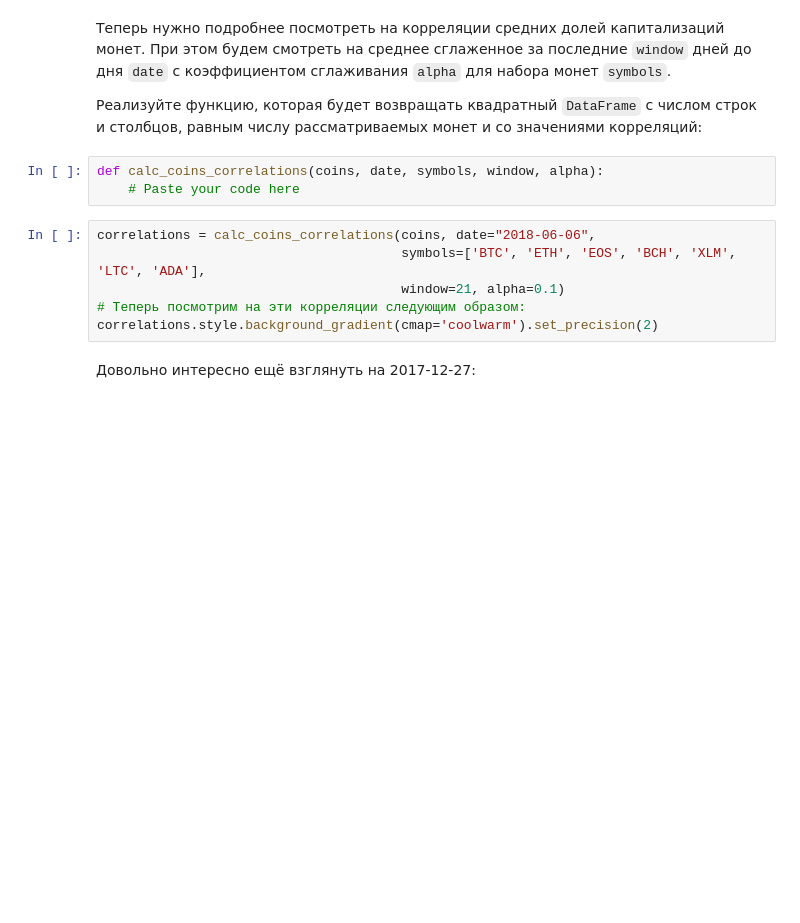
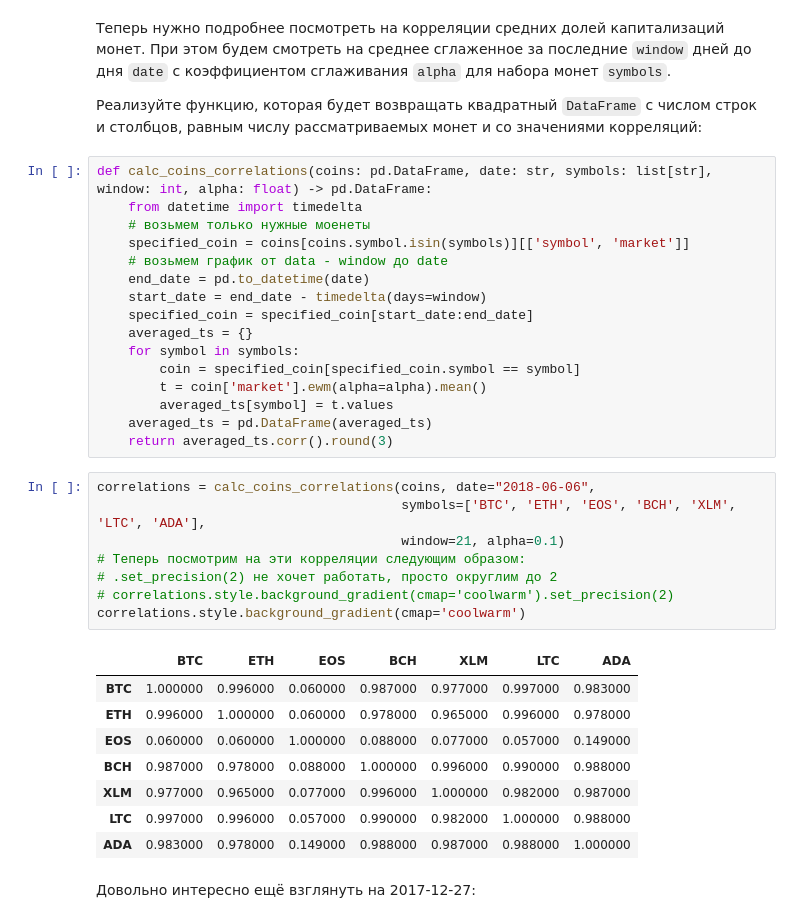
Before and after one commit to Alek-dr/mipt, a Jupyter notebook: lab_work.ipynb, the cells around one changed output. Saved outputs shown, nothing was run; the diff lists cells and outputs as text; blank space fills up the shorter version.

```diff
--- a/lab_work.ipynb
+++ b/lab_work.ipynb
@@ -374,15 +369,39 @@ plot_coins_capitalizations(
 Теперь нужно подробнее посмотреть на корреляции средних долей капитализаций монет. При этом будем смотреть на среднее сглаженное за последние `window` дней до дня `date` с коэффициентом сглаживания `alpha` для набора монет `symbols`.
 
 Реализуйте функцию, которая будет возвращать квадратный `DataFrame` с числом строк и столбцов, равным числу рассматриваемых монет и со значениями корреляций:
-# %%
-def calc_coins_correlations(coins, date, symbols, window, alpha):
-    # Paste your code here
+# %%
+def calc_coins_correlations(coins: pd.DataFrame, date: str, symbols: list[str], window: int, alpha: float) -> pd.DataFrame:
+    from datetime import timedelta
+    # возьмем только нужные моенеты
+    specified_coin = coins[coins.symbol.isin(symbols)][['symbol', 'market']]
+    # возьмем график от data - window до date
+    end_date = pd.to_datetime(date)
+    start_date = end_date - timedelta(days=window)
+    specified_coin = specified_coin[start_date:end_date]
+    averaged_ts = {}
+    for symbol in symbols:
+        coin = specified_coin[specified_coin.symbol == symbol]
+        t = coin['market'].ewm(alpha=alpha).mean()
+        averaged_ts[symbol] = t.values
+    averaged_ts = pd.DataFrame(averaged_ts)
+    return averaged_ts.corr().round(3)
 # %%
 correlations = calc_coins_correlations(coins, date="2018-06-06",
                                        symbols=['BTC', 'ETH', 'EOS', 'BCH', 'XLM', 'LTC', 'ADA'],
                                        window=21, alpha=0.1)
 # Теперь посмотрим на эти корреляции следующим образом:
-correlations.style.background_gradient(cmap='coolwarm').set_precision(2)
+# .set_precision(2) не хочет работать, просто округлим до 2
+# correlations.style.background_gradient(cmap='coolwarm').set_precision(2)
+correlations.style.background_gradient(cmap='coolwarm')
+# %% [output]
+|  | BTC | ETH | EOS | BCH | XLM | LTC | ADA |
+| BTC | 1.000000 | 0.996000 | 0.060000 | 0.987000 | 0.977000 | 0.997000 | 0.983000 |
+| ETH | 0.996000 | 1.000000 | 0.060000 | 0.978000 | 0.965000 | 0.996000 | 0.978000 |
+| EOS | 0.060000 | 0.060000 | 1.000000 | 0.088000 | 0.077000 | 0.057000 | 0.149000 |
+| BCH | 0.987000 | 0.978000 | 0.088000 | 1.000000 | 0.996000 | 0.990000 | 0.988000 |
+| XLM | 0.977000 | 0.965000 | 0.077000 | 0.996000 | 1.000000 | 0.982000 | 0.987000 |
+| LTC | 0.997000 | 0.996000 | 0.057000 | 0.990000 | 0.982000 | 1.000000 | 0.988000 |
+| ADA | 0.983000 | 0.978000 | 0.149000 | 0.988000 | 0.987000 | 0.988000 | 1.000000 |
 # %% [markdown]
 Довольно интересно ещё взглянуть на 2017-12-27:
 # %%
```
Also changed, not shown: parts of 2 cells of this notebook.
